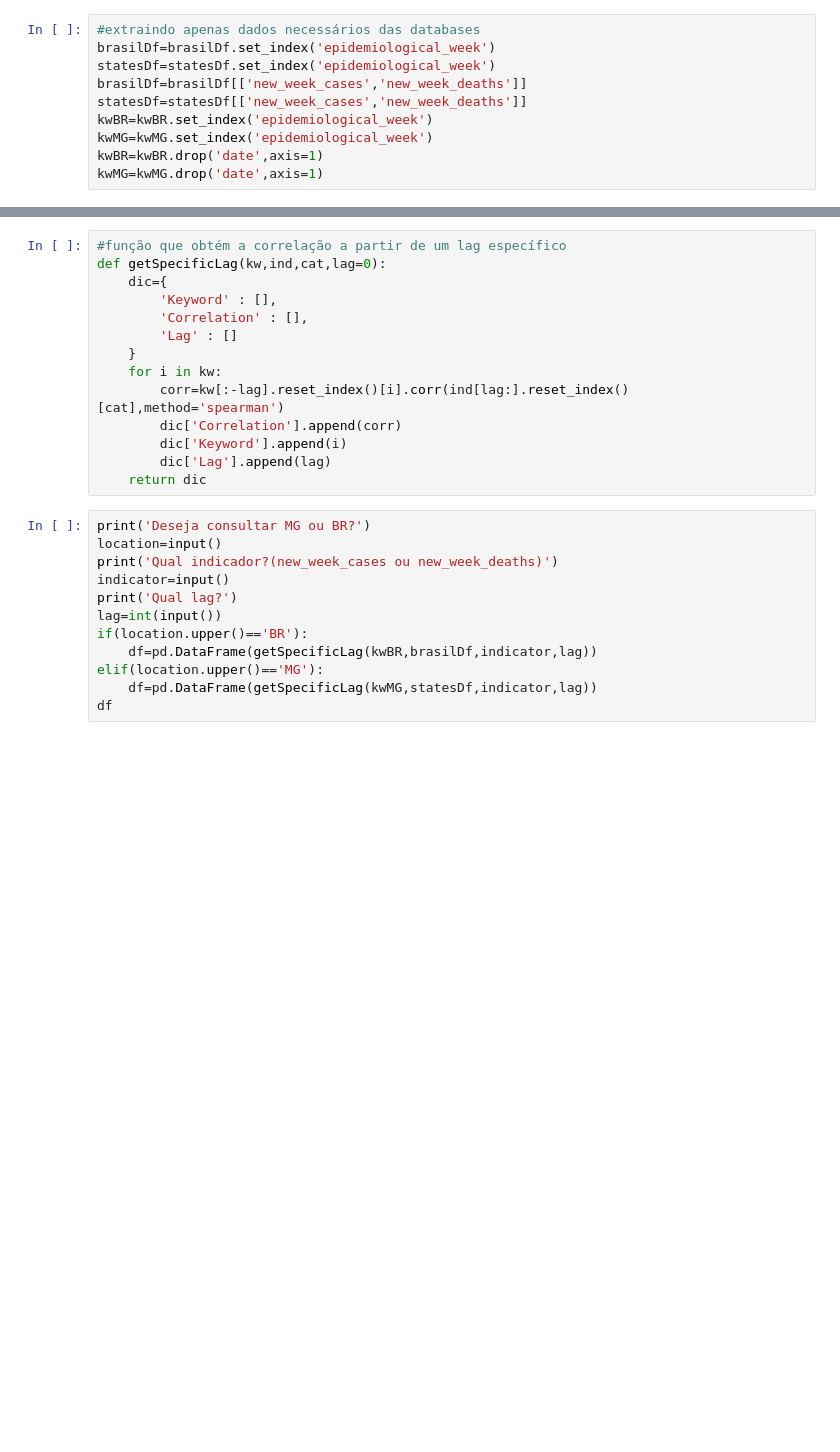
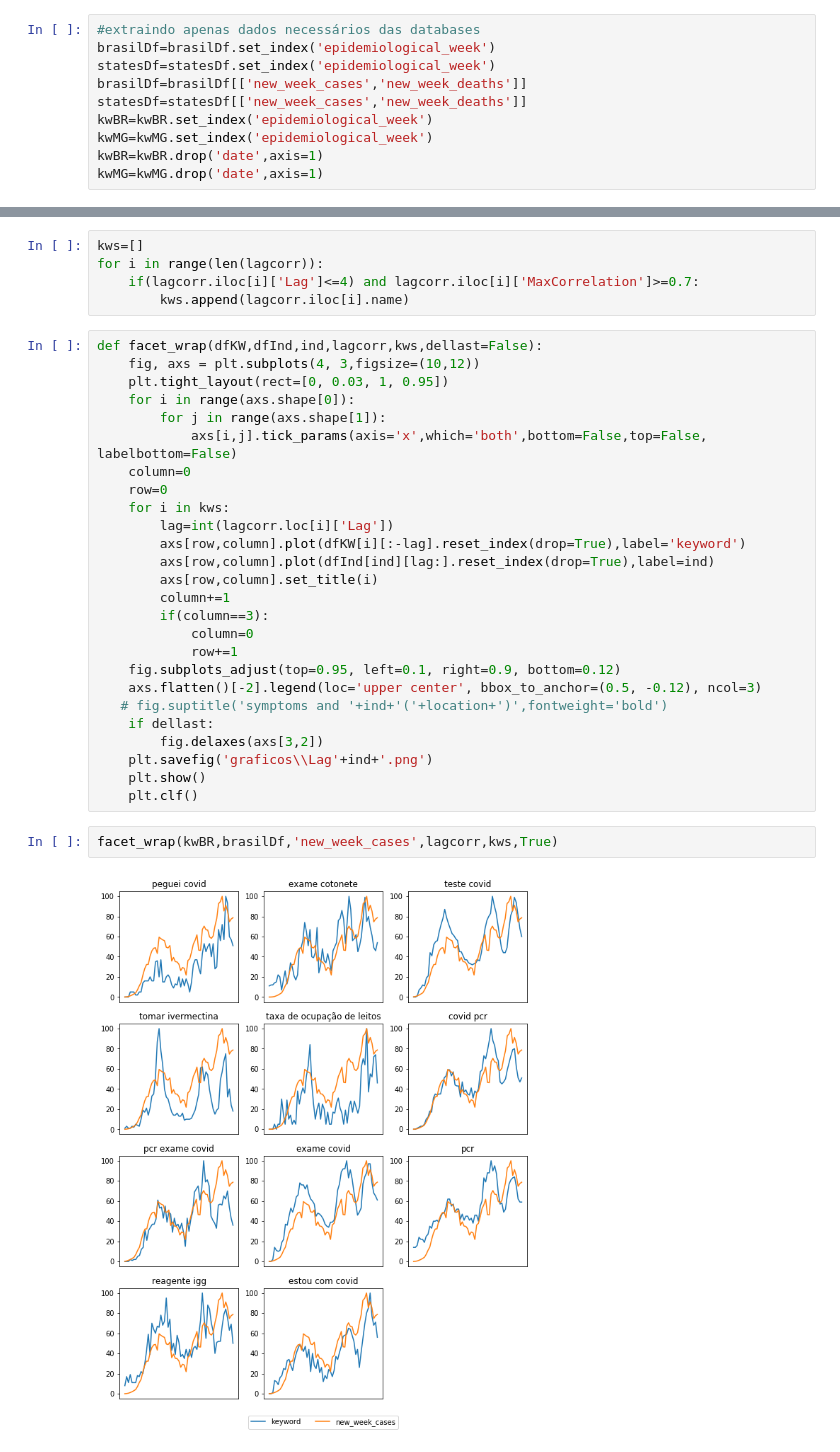
Before and after one commit to CDA-EPCWeb/Google-Trends, a Jupyter notebook: lagCorrelations.ipynb, the cells around one changed output, grey strips where cells are left out. Saved outputs shown, nothing was run; the diff lists cells and outputs as text; blank space fills up the shorter version.

```diff
--- a/lagCorrelations.ipynb
+++ b/lagCorrelations.ipynb
@@ -160,26 +180,35 @@ MGlagcorr.sort_values(by='MaxCorrelation',ascending=False)[0:20]
-# %%
-#função que obtém a correlação a partir de um lag específico
-def getSpecificLag(kw,ind,cat,lag=0):
-    dic={
-        'Keyword' : [],
-        'Correlation' : [],
-        'Lag' : []
-    }
-    for i in kw:
-        corr=kw[:-lag].reset_index()[i].corr(ind[lag:].reset_index()[cat],method='spearman')
-        dic['Correlation'].append(corr)
-        dic['Keyword'].append(i)
-        dic['Lag'].append(lag)
-    return dic
-# %%
-print('Deseja consultar MG ou BR?')
-location=input()
-print('Qual indicador?(new_week_cases ou new_week_deaths)')
-indicator=input()
-print('Qual lag?')
-lag=int(input())
-if(location.upper()=='BR'):
-    df=pd.DataFrame(getSpecificLag(kwBR,brasilDf,indicator,lag))
-elif(location.upper()=='MG'):
-    df=pd.DataFrame(getSpecificLag(kwMG,statesDf,indicator,lag))
-df
+# %%
+kws=[]
+for i in range(len(lagcorr)):
+    if(lagcorr.iloc[i]['Lag']<=4) and lagcorr.iloc[i]['MaxCorrelation']>=0.7:
+        kws.append(lagcorr.iloc[i].name)
+# %%
+def facet_wrap(dfKW,dfInd,ind,lagcorr,kws,dellast=False):
+    fig, axs = plt.subplots(4, 3,figsize=(10,12))
+    plt.tight_layout(rect=[0, 0.03, 1, 0.95])
+    for i in range(axs.shape[0]):
+        for j in range(axs.shape[1]):
+            axs[i,j].tick_params(axis='x',which='both',bottom=False,top=False, labelbottom=False)
+    column=0
+    row=0
+    for i in kws:
+        lag=int(lagcorr.loc[i]['Lag'])
+        axs[row,column].plot(dfKW[i][:-lag].reset_index(drop=True),label='keyword')
+        axs[row,column].plot(dfInd[ind][lag:].reset_index(drop=True),label=ind)
+        axs[row,column].set_title(i)
+        column+=1
+        if(column==3):
+            column=0
+            row+=1
+    fig.subplots_adjust(top=0.95, left=0.1, right=0.9, bottom=0.12)
+    axs.flatten()[-2].legend(loc='upper center', bbox_to_anchor=(0.5, -0.12), ncol=3)
+   # fig.suptitle('symptoms and '+ind+'('+location+')',fontweight='bold')
+    if dellast:
+        fig.delaxes(axs[3,2])
+    plt.savefig('graficos\\Lag'+ind+'.png')
+    plt.show()
+    plt.clf()
+# %%
+facet_wrap(kwBR,brasilDf,'new_week_cases',lagcorr,kws,True)
+# %% [output]
+[figure, added]
```
Also changed, not shown: parts of 16 cells of this notebook, 5 other files.
